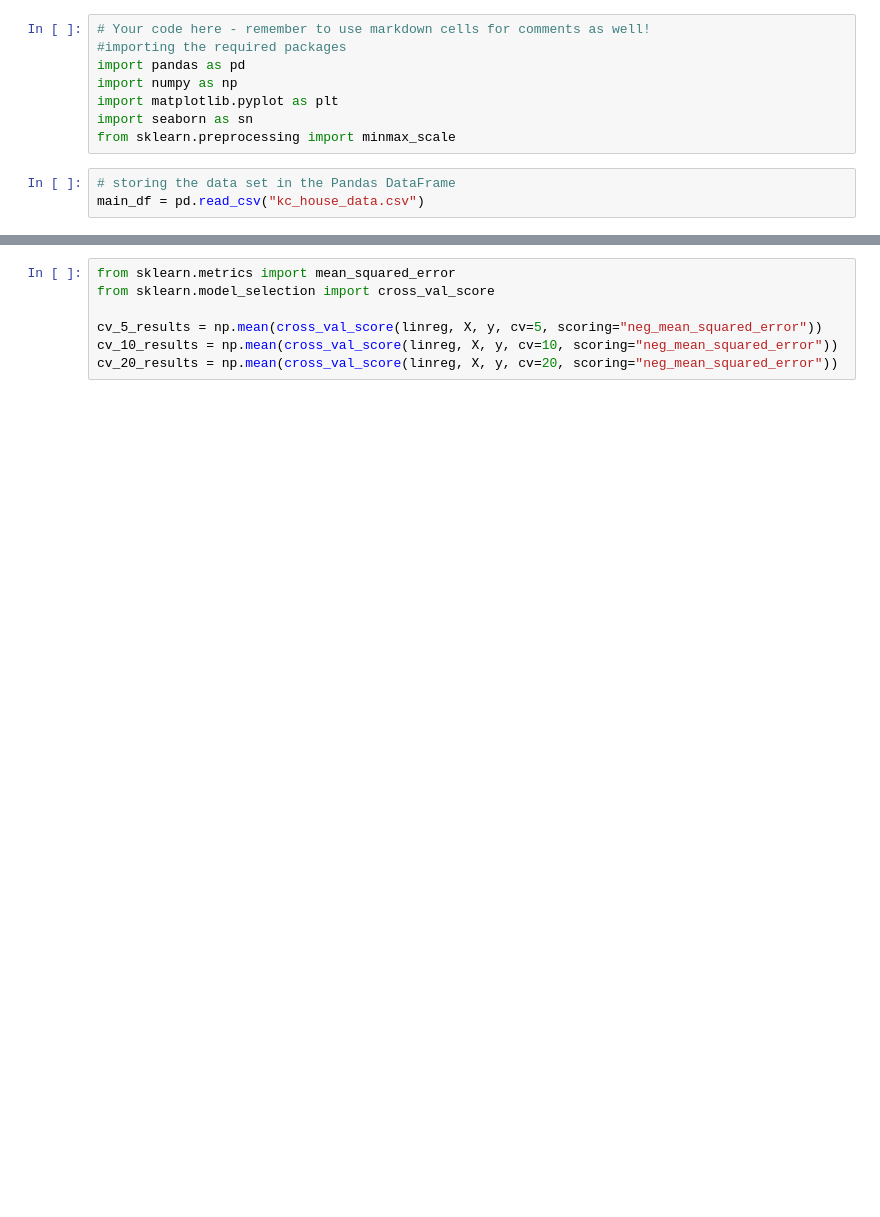
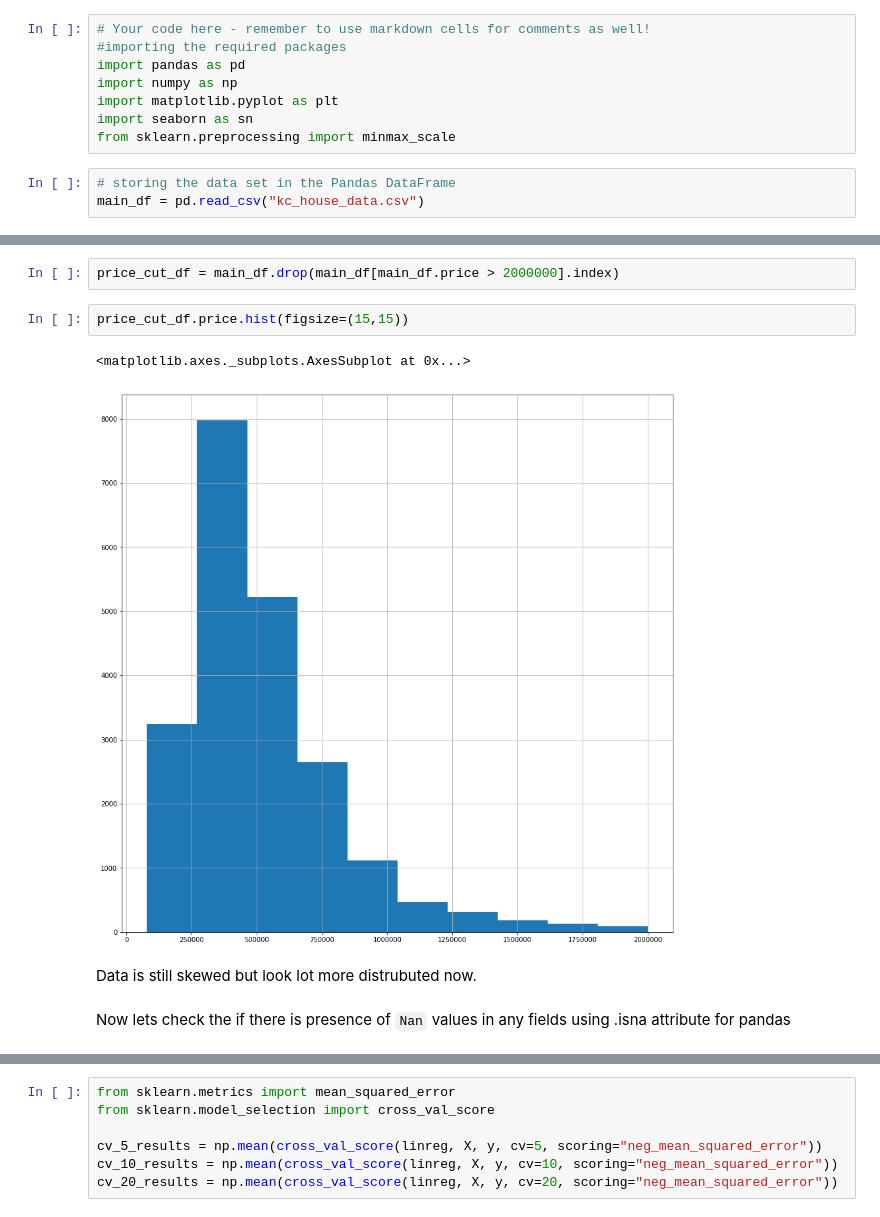
Before and after one commit to mitpatel5/dsc-1-final-project-online-ds-pt-112618, a Jupyter notebook: student.ipynb, the cells around one changed output, grey strips where cells are left out. Cells and saved outputs as stored; diff of their text form; blank space fills up the shorter version.

```diff
--- a/student.ipynb
+++ b/student.ipynb
@@ -129,0 +71,11 @@ the .support_ attribute returns with array of selected features
+# %%
+price_cut_df = main_df.drop(main_df[main_df.price > 2000000].index)
+# %%
+price_cut_df.price.hist(figsize=(15,15))
+# %% [output]
+<matplotlib.axes._subplots.AxesSubplot at 0x...>
+[figure, added]
+# %% [markdown]
+Data is still skewed but look lot more distrubuted now.
+# %% [markdown]
+Now lets check the if there is presence of `Nan` values in any fields using .isna attribute for pandas
```
Also changed, not shown: parts of 89 cells of this notebook, 2 other files.
